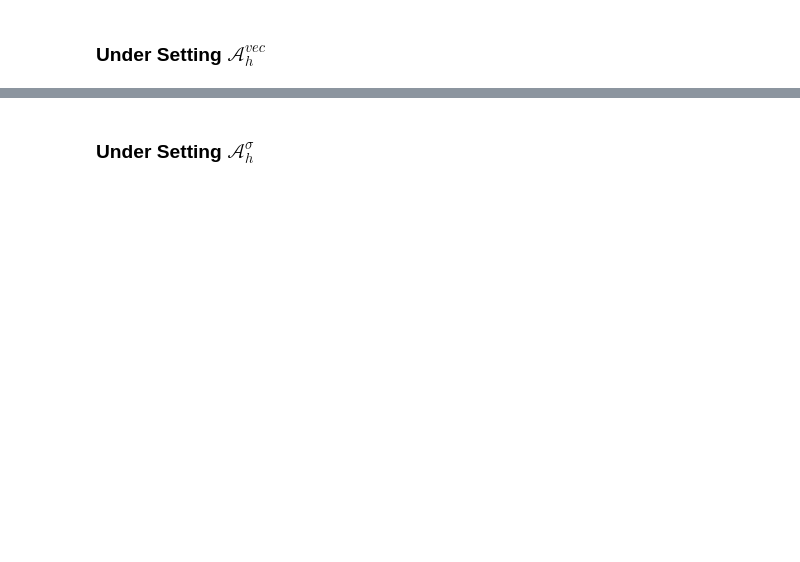
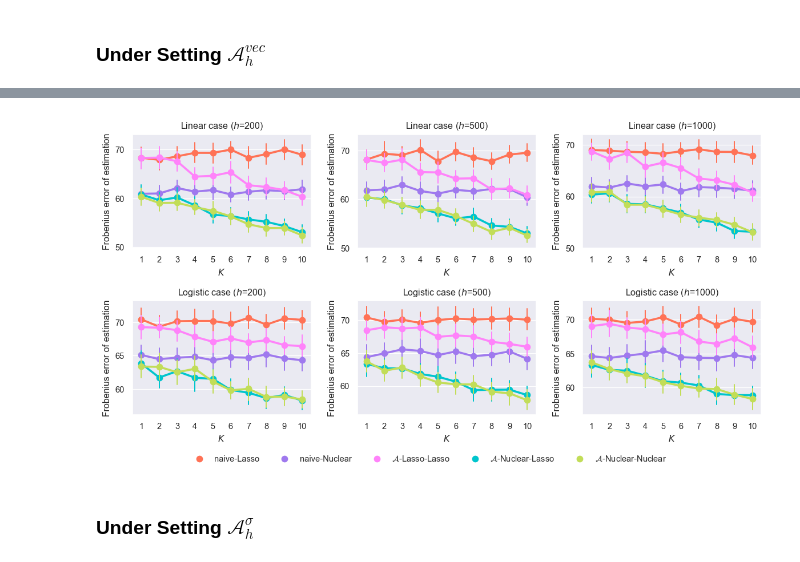
Before and after one commit to ZPZhou-lab/MatrixGLM, a Jupyter notebook: simulation.ipynb, the cells around one changed output, grey strips where cells are left out. Cells and saved outputs as stored; diff of their text form; code cells hidden in the pictures; blank space fills up the shorter version.

Commit message:
feat: add new features and functions for simulation

```diff
--- a/simulation.ipynb
+++ b/simulation.ipynb
@@ -8,3 +14,42 @@ from tqdm import tqdm
 import warnings
 warnings.filterwarnings("ignore")
+# %%
+# plot simulation results
+def plot_simulation(res_linear,res_logistic,h_list,x,y,K,ylims1=None,ylims2=None):
+    fig, ax = plt.subplots(2,3,figsize=(10,5),dpi=120)
+    ax = ax.flatten()
+    sns.set_style("darkgrid")
+    sns.set_context("paper")
+    for i, h in enumerate(h_list):
+        l = sns.pointplot(data=res_linear.loc[res_linear["h"]==h],
+            x=x,y=y,hue="method",ax=ax[i],palette=["#FF7256","#9f79ee","#ff83fa","#00c5cd","#c2dd58"],ci=95,errwidth=1.2,scale=1)
+        ax[i].set_title("Linear case ($h$=%d)"%(h))
+        ax[i].get_legend().remove()
+        ax[i].set_xticks(list(range(0,K)))
+        ax[i].set_xticklabels(list(range(1,K+1)))
+        ax[i].set_ylabel("Frobenius error of estimation")
+        ax[i].set_xlabel("$K$")
+        ax[i].set_yticks([50,60,70])
+        # ax[i].set_ylim(ylims1)
+    for i, h in enumerate(h_list):
+        l = sns.pointplot(data=res_logistic.loc[res_logistic["h"]==h],
+            x=x,y=y,hue="method",ax=ax[i+3],palette=["#FF7256","#9f79ee","#ff83fa","#00c5cd","#c2dd58"],ci=95,errwidth=1.2,scale=1)
+        ax[i+3].set_title("Logistic case ($h$=%d)"%(h))
+        ax[i+3].get_legend().remove()
+        ax[i+3].set_xticks(list(range(0,K)))
+        ax[i+3].set_xticklabels(list(range(1,K+1)))
+        ax[i+3].set_ylabel("Frobenius error of estimation")
+        ax[i+3].set_xlabel("$K$")
+        # ax[i+3].set_yticks([45,55,65,75])
+        # ax[i+3].set_ylim(ylims2)
+    lines=[]
+    labels=["naive-Lasso","naive-Nuclear","$\mathcal{A}$-Lasso-Lasso","$\mathcal{A}$-Nuclear-Lasso","$\mathcal{A}$-Nuclear-Nuclear"]
+    for ax in fig.axes[0:1]:
+        axLine, axLabel = ax.get_legend_handles_labels()
+        lines.extend(axLine)
+    fig.legend(
+        lines[0:5], labels[0:5],loc="lower center",
+        bbox_to_anchor=(0.5, -0.05), ncol=5,
+        title=None, frameon=False,edgecolor="red")
+    plt.tight_layout()
 # %% [markdown]
@@ -152,2 +138,8 @@ result.to_csc("./results/simulation_sec4_knownA_vec_linear.csv",index=False)
+# %%
+res_linaer = pd.read_csv("./results/simulation_sec4_knownA_vec_linear.csv")
+res_logistic = pd.read_csv("./results/simulation_sec4_knownA_vec_logistic.csv")
+plot_simulation(res_linaer,res_logistic,[200,500,1000],"K","err",10,[50,72],[56,72])
+# %% [output]
+[figure, added]
 # %% [markdown]
 ### Under Setting $\mathcal{A}_h^{\sigma}$
```
Also changed, not shown: parts of 36 cells of this notebook, 16 other files.
